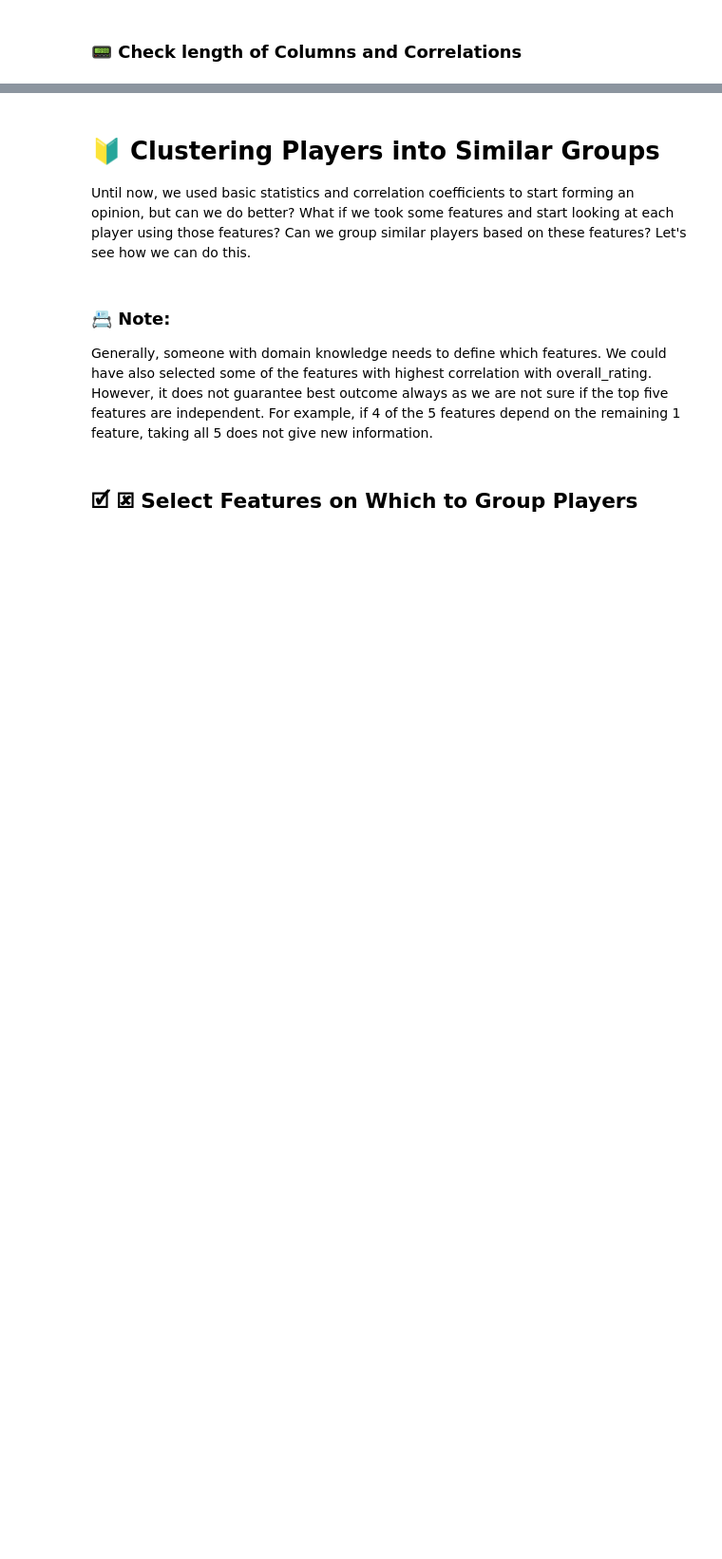
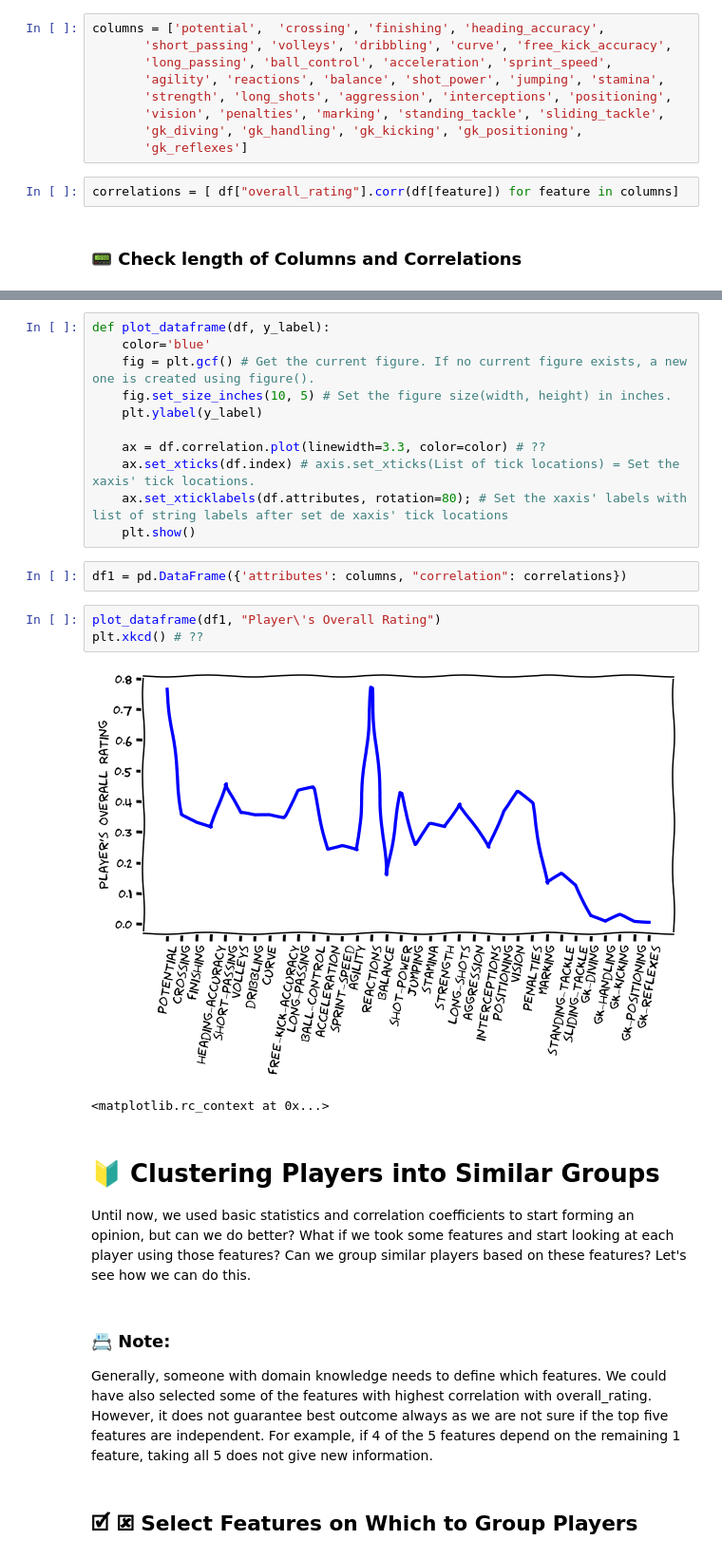
Before and after one commit to PabloYepes27/DataScience, a Jupyter notebook: Introduction_to_Data_Science_With_Data_Science.ipynb, the cells around one changed output, grey strips where cells are left out. Shown: that part at 95% size. Cells and saved outputs as stored; diff of their text form; blank space fills up the shorter version.

```diff
--- a/Introduction_to_Data_Science_With_Data_Science.ipynb
+++ b/Introduction_to_Data_Science_With_Data_Science.ipynb
@@ -349,2 +376,13 @@ stamina: 0.325606
+# %%
+columns = ['potential',  'crossing', 'finishing', 'heading_accuracy',
+       'short_passing', 'volleys', 'dribbling', 'curve', 'free_kick_accuracy',
+       'long_passing', 'ball_control', 'acceleration', 'sprint_speed',
+       'agility', 'reactions', 'balance', 'shot_power', 'jumping', 'stamina',
+       'strength', 'long_shots', 'aggression', 'interceptions', 'positioning',
+       'vision', 'penalties', 'marking', 'standing_tackle', 'sliding_tackle',
+       'gk_diving', 'gk_handling', 'gk_kicking', 'gk_positioning',
+       'gk_reflexes']
+# %%
+correlations = [ df["overall_rating"].corr(df[feature]) for feature in columns]
 # %% [markdown]
 ### &#128223; Check length of Columns and Correlations
@@ -356,3 +398,22 @@ We make sure that the number of selected features and the correlations calculate
+# %%
+def plot_dataframe(df, y_label):
+    color='blue'
+    fig = plt.gcf() # Get the current figure. If no current figure exists, a new one is created using figure().
+    fig.set_size_inches(10, 5) # Set the figure size(width, height) in inches.
+    plt.ylabel(y_label)
+
+    ax = df.correlation.plot(linewidth=3.3, color=color) # ??
+    ax.set_xticks(df.index) # axis.set_xticks(List of tick locations) = Set the xaxis' tick locations.
+    ax.set_xticklabels(df.attributes, rotation=80); # Set the xaxis' labels with list of string labels after set de xaxis' tick locations
+    plt.show()
+# %%
+df1 = pd.DataFrame({'attributes': columns, "correlation": correlations})
+# %%
+plot_dataframe(df1, "Player\'s Overall Rating")
+plt.xkcd() # ??
+# %% [output]
+[figure, added]
+<matplotlib.rc_context at 0x...>
 # %% [markdown]
 # &#128304; Clustering Players into Similar Groups
 Until now, we used basic statistics and correlation coefficients to start forming an opinion, but can we do better? What if we took some features and start looking at each player using those features? Can we group similar players based on these features? Let's see how we can do this.
```
Also changed, not shown: parts of 21 cells of this notebook.
